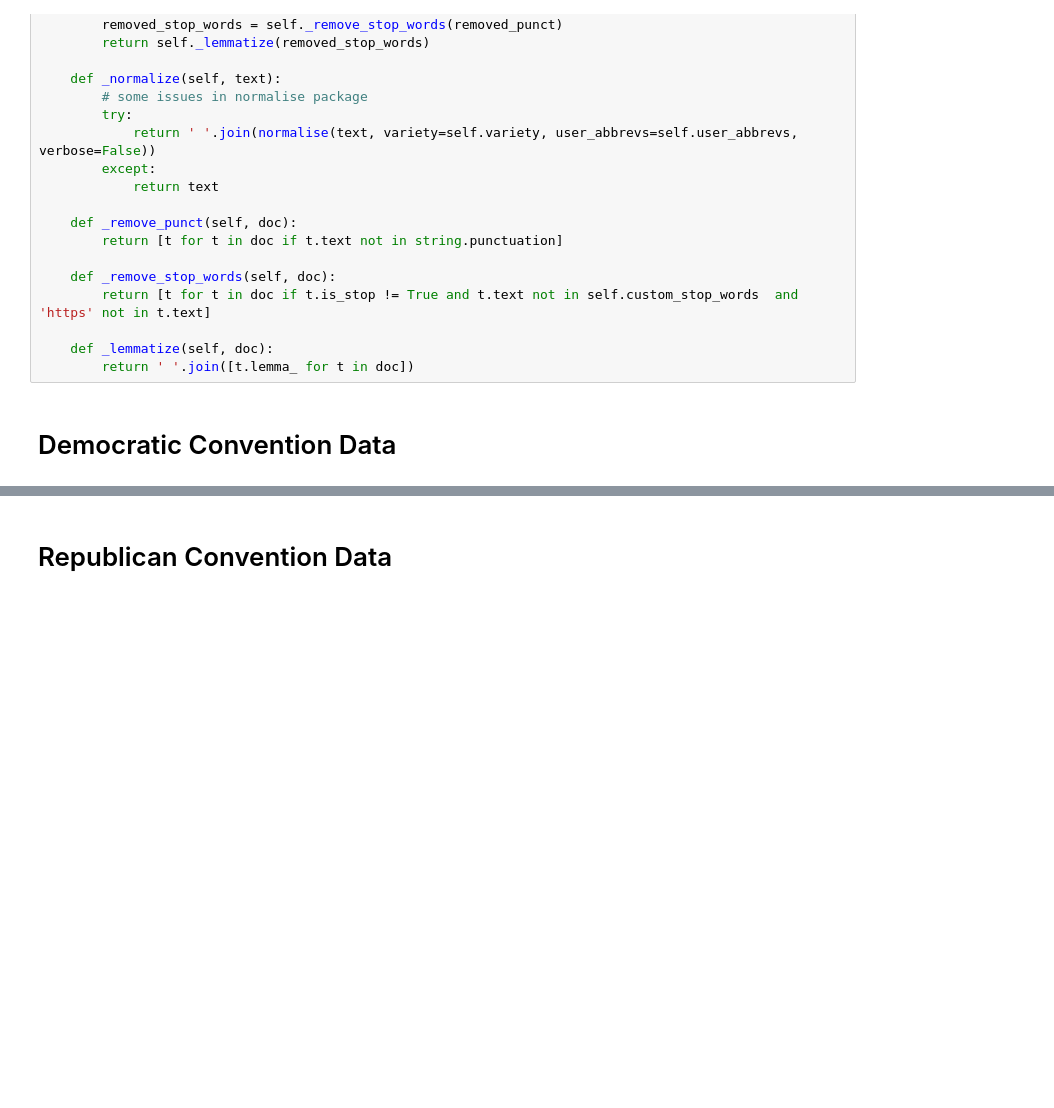
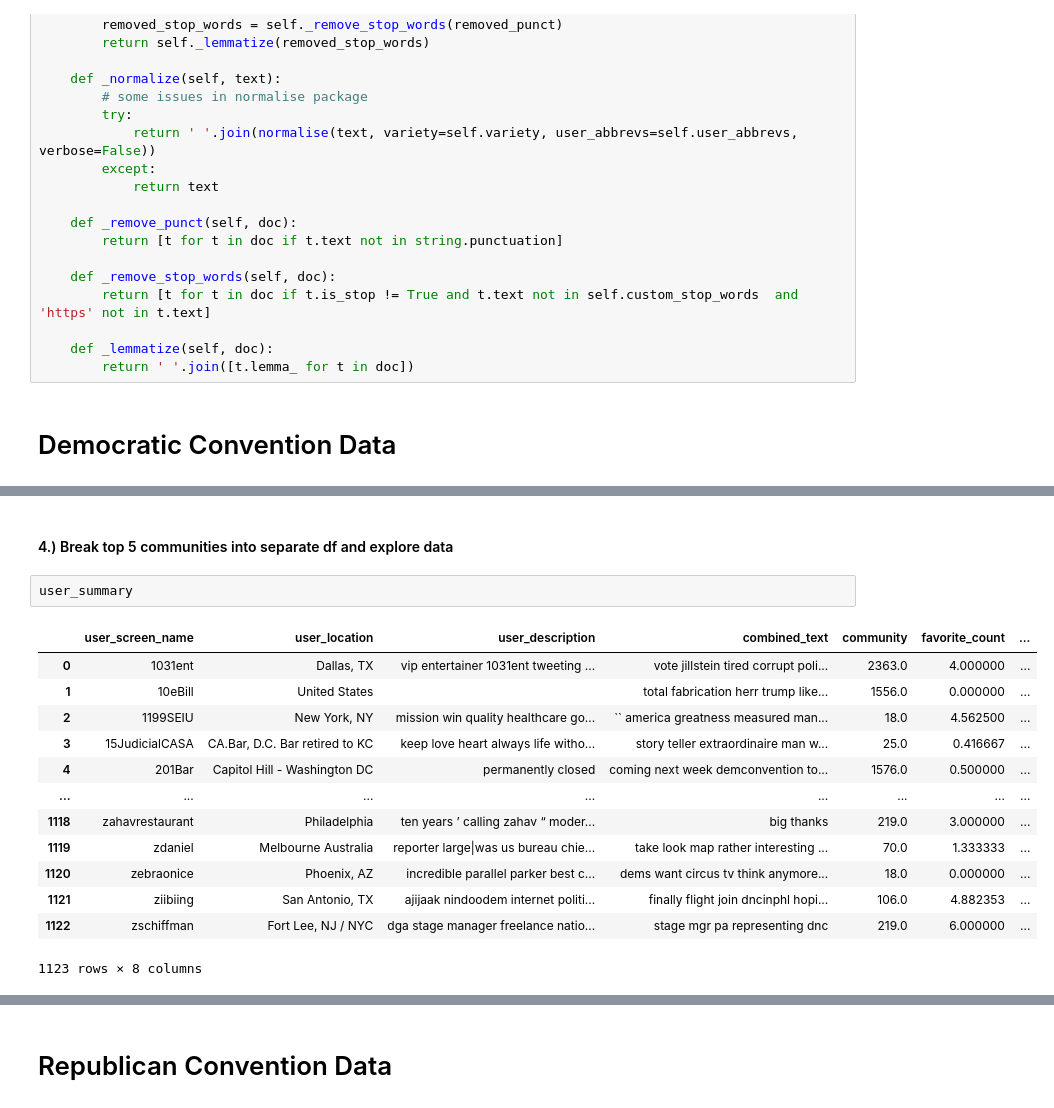
Before and after one commit to jakemull13/Network-Analysis-of-Political-Communites-on-Twitter, a Jupyter notebook: EDA.ipynb, the cells around one changed output, grey strips where cells are left out. Saved outputs shown, nothing was run; the diff lists cells and outputs as text; blank space fills up the shorter version.

```diff
--- a/EDA.ipynb
+++ b/EDA.ipynb
@@ -160,0 +241,18 @@ dconvention_df.merge(dnodes_df, left_on='user_screen_name', right_on='Label', ho
+# %% [markdown]
+#### 4.) Break top 5 communities into separate df and explore data
+# %%
+user_summary
+# %% [output]
+|  | user_screen_name | user_location | user_description | combined_text | community | favorite_count | ... |
+| 0 | 1031ent | Dallas, TX | vip entertainer 1031ent tweeting ... | vote jillstein tired corrupt poli... | 2363.0 | 4.000000 | ... |
+| 1 | 10eBill | United States |  | total fabrication herr trump like... | 1556.0 | 0.000000 | ... |
+| 2 | 1199SEIU | New York, NY | mission win quality healthcare go... | `` america greatness measured man... | 18.0 | 4.562500 | ... |
+| 3 | 15JudicialCASA | CA.Bar, D.C. Bar retired to KC | keep love heart always life witho... | story teller extraordinaire man w... | 25.0 | 0.416667 | ... |
+| 4 | 201Bar | Capitol Hill - Washington DC | permanently closed | coming next week demconvention to... | 1576.0 | 0.500000 | ... |
+| ... | ... | ... | ... | ... | ... | ... | ... |
+| 1118 | zahavrestaurant | Philadelphia | ten years ’ calling zahav “ moder... | big thanks | 219.0 | 3.000000 | ... |
+| 1119 | zdaniel | Melbourne Australia | reporter large|was us bureau chie... | take look map rather interesting ... | 70.0 | 1.333333 | ... |
+| 1120 | zebraonice | Phoenix, AZ | incredible parallel parker best c... | dems want circus tv think anymore... | 18.0 | 0.000000 | ... |
+| 1121 | ziibiing | San Antonio, TX | ajijaak nindoodem internet politi... | finally flight join dncinphl hopi... | 106.0 | 4.882353 | ... |
+| 1122 | zschiffman | Fort Lee, NJ / NYC | dga stage manager freelance natio... | stage mgr pa representing dnc | 219.0 | 6.000000 | ... |
+1123 rows × 8 columns
```
Also changed, not shown: parts of 19 cells of this notebook, 4 other files.
